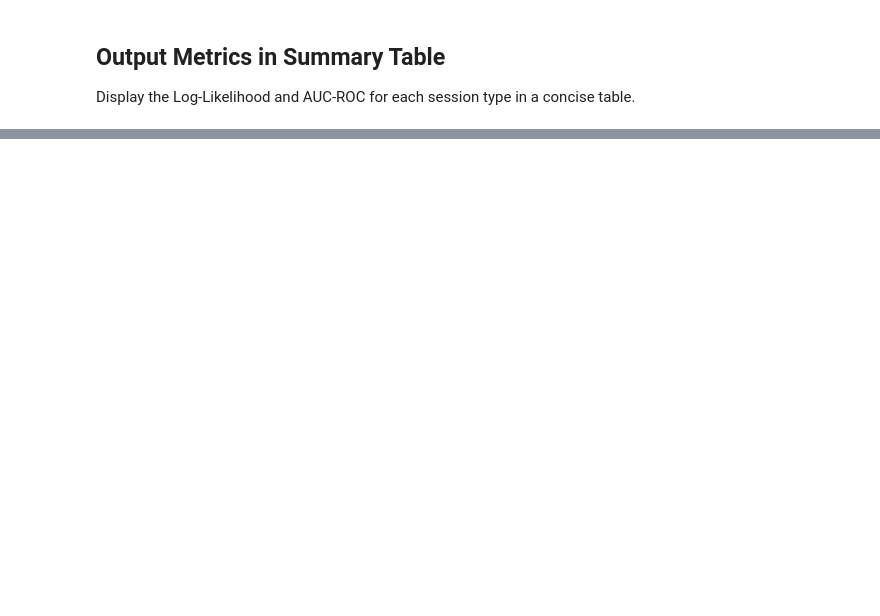
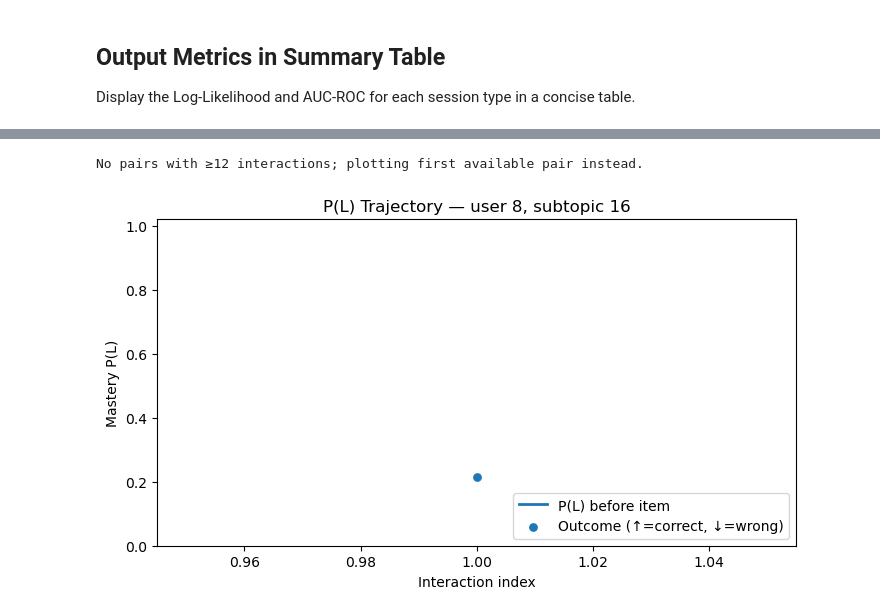
Before and after one commit to donnabell-s/pygrounds_backend_new, a Jupyter notebook: user_learning/ibkt_evaluation.ipynb, the cells around one changed output, grey strips where cells are left out. Drawn from its saved outputs; the diff is of its cells as text; code cells hidden in the pictures; blank space fills up the shorter version.

```diff
--- a/user_learning/ibkt_evaluation.ipynb
+++ b/user_learning/ibkt_evaluation.ipynb
@@ -215,0 +606,64 @@ KeyError: 'session_id'
+# %%
+# =======================================================
+# P(L) evolution for selected (user_id, subtopic_id) pairs
+# =======================================================
+import numpy as np
+import pandas as pd
+import matplotlib.pyplot as plt
+from collections import defaultdict
+
+def pl_trajectory(df, user_id, subtopic_id, params: BKTParams=None):
+    params = params or BKTParams()
+    q = df[(df["user_id"]==user_id) & (df["subtopic_id"]==subtopic_id)].copy()
+    if q.empty:
+        print(f"No rows for user={user_id}, subtopic={subtopic_id}")
+        return
+
+    sort_cols = []
+    if "timestamp" in q.columns: sort_cols.append("timestamp")
+    if {"session_id","q_idx"}.issubset(q.columns): sort_cols += ["session_id","q_idx"]
+    if sort_cols:
+        q = q.sort_values(sort_cols)
+    q = q.reset_index(drop=True)
+
+    ps = []          # P(L) before each item
+    p_corrects = []  # predicted P(correct)
+    outcomes = []    # 0/1
+    p = params.p_L0
+
+    for _, row in q.iterrows():
+        ps.append(p)
+        p_correct = p * (1 - params.p_S) + (1 - p) * params.p_G
+        p_corrects.append(float(np.clip(p_correct, 1e-9, 1-1e-9)))
+        outcomes.append(int(row.is_correct))
+        p = bkt_update_once(p, bool(row.is_correct), params)
+
+    steps = np.arange(1, len(ps)+1)
+
+    plt.figure(figsize=(7.2, 4.2))
+    plt.plot(steps, ps, linewidth=2, label="P(L) before item")
+    # overlay outcomes as scatter (1=correct on top, 0=wrong lower)
+    y_marks = np.array(ps) + (np.array(outcomes)*0.03 - 0.015)  # small offset
+    plt.scatter(steps, y_marks, marker="o", s=28, label="Outcome (↑=correct, ↓=wrong)")
+    plt.ylim(0, 1.02)
+    plt.xlabel("Interaction index")
+    plt.ylabel("Mastery P(L)")
+    plt.title(f"P(L) Trajectory — user {user_id}, subtopic {subtopic_id}")
+    plt.legend(loc="lower right")
+    plt.tight_layout()
+    plt.show()
+
+# Helper: pick a couple of pairs with enough observations (>= 12)
+pair_counts = (df.groupby(["user_id","subtopic_id"]).size()
+                 .reset_index(name="n"))
+candidates = pair_counts[pair_counts["n"] >= 12].head(3)
+
+if candidates.empty:
+    print("No pairs with ≥12 interactions; plotting first available pair instead.")
+    candidates = pair_counts.head(1)
+
+for _, row in candidates.iterrows():
+    pl_trajectory(df, int(row.user_id), int(row.subtopic_id))
+# %% [output]
+No pairs with ≥12 interactions; plotting first available pair instead.
+[figure, added]
```
Also changed, not shown: parts of 15 cells of this notebook, 7 other files.
